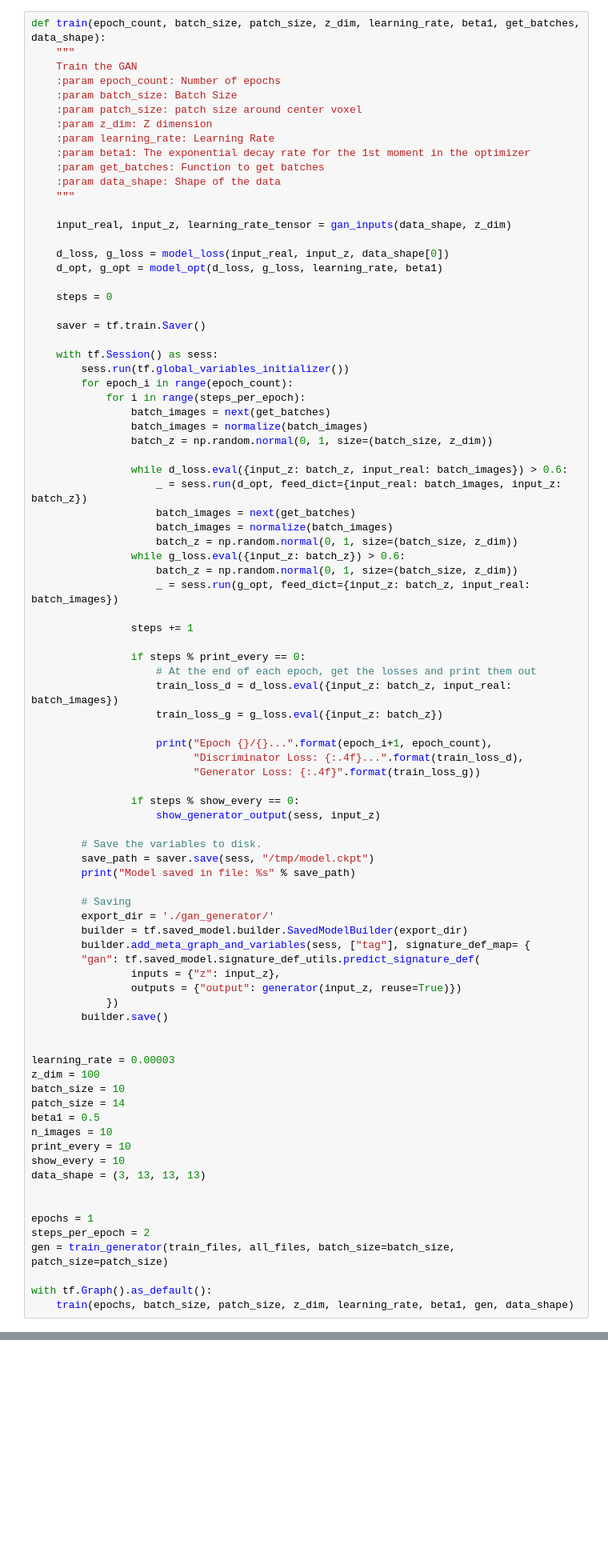
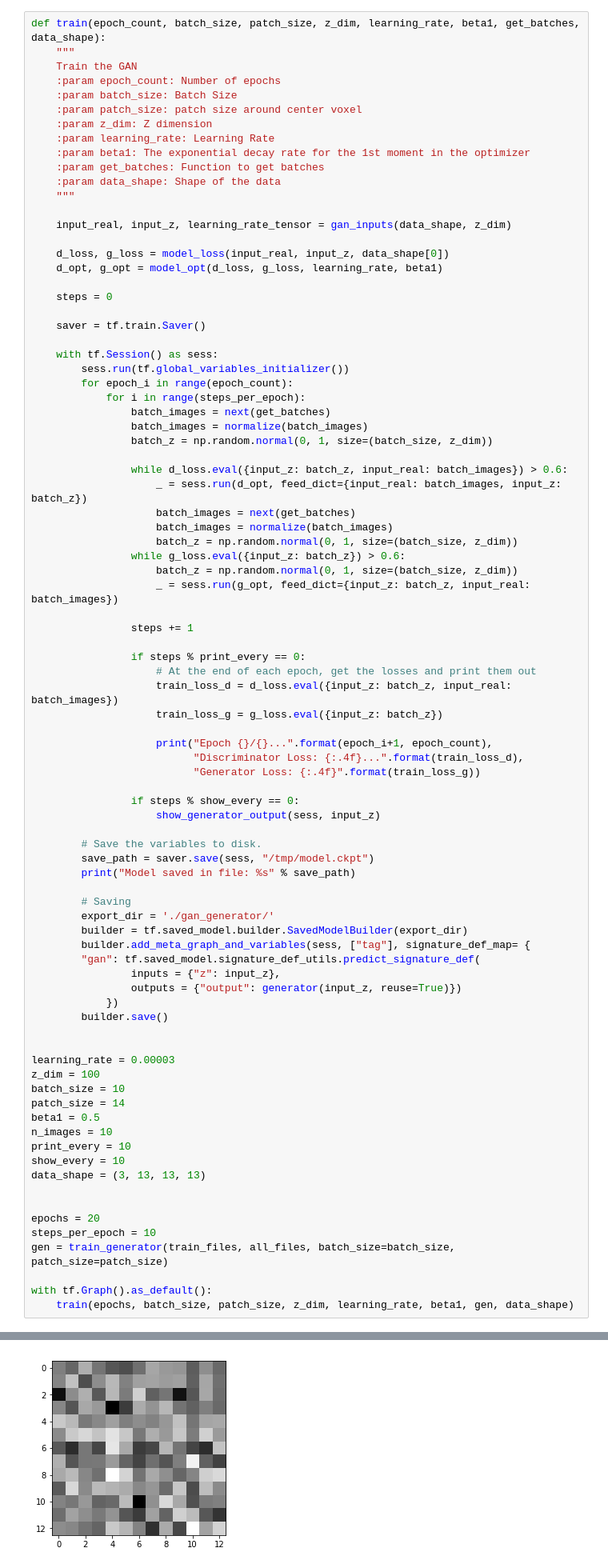
Before and after one commit to NOllAl/CSCI82Project, a Jupyter notebook: CSCI82 - Final project.ipynb, the cells around one changed output, grey strips where cells are left out. Shown at 80% size. Drawn from its saved outputs; the diff is of its cells as text; blank space fills up the shorter version.

```diff
--- a/CSCI82 - Final project.ipynb
+++ b/CSCI82 - Final project.ipynb
@@ -470,8 +470,8 @@ show_every = 10
 data_shape = (3, 13, 13, 13)
 
 
-epochs = 1
-steps_per_epoch = 2
+epochs = 20
+steps_per_epoch = 10
 gen = train_generator(train_files, all_files, batch_size=batch_size, patch_size=patch_size)
 
 with tf.Graph().as_default():
@@ -483,0 +481 @@ INFO:tensorflow:SavedModel written to: b'./gan_generator/saved_model.pb'
+[figure, added]
```
Also changed, not shown: parts of 6 cells of this notebook.
